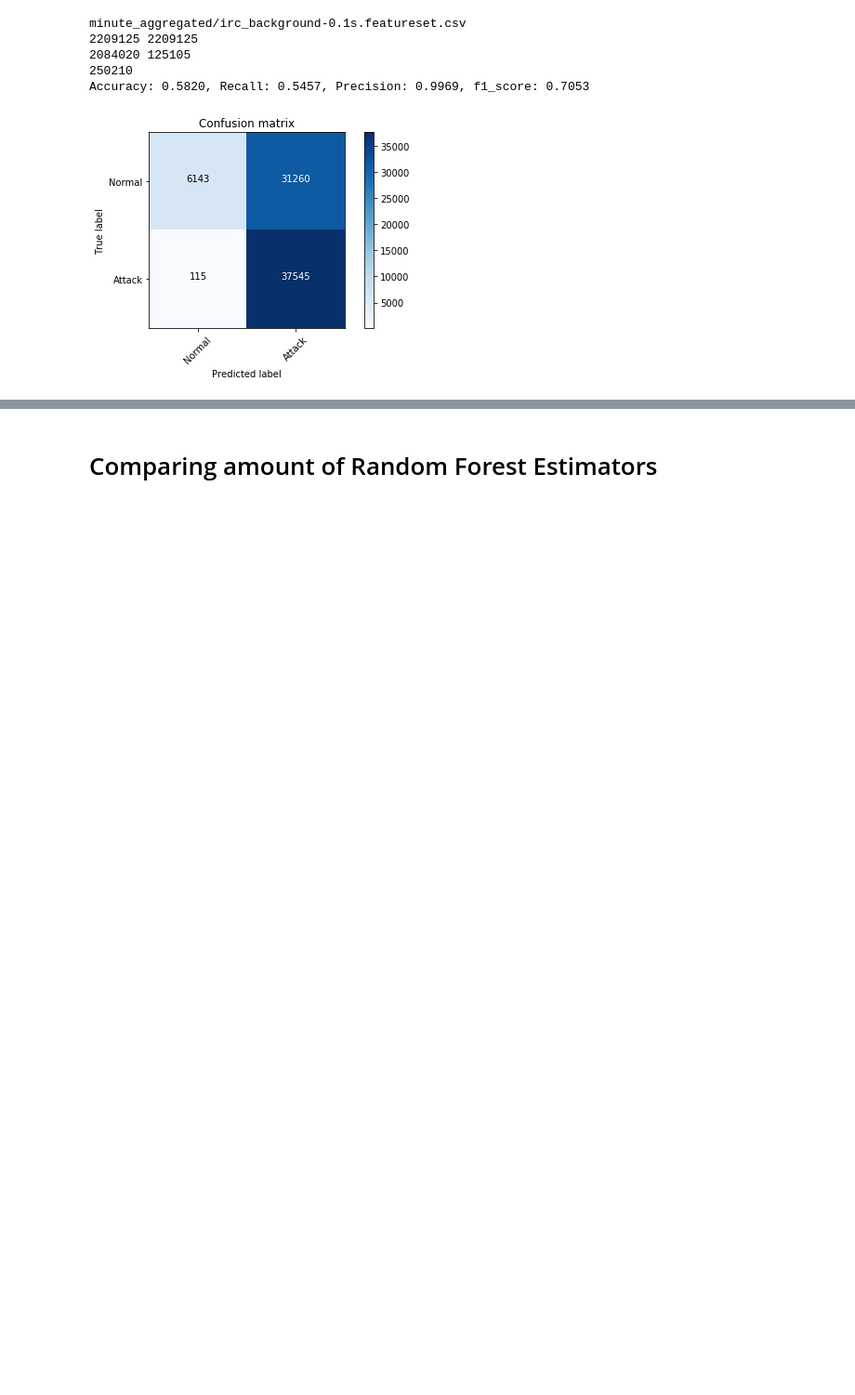
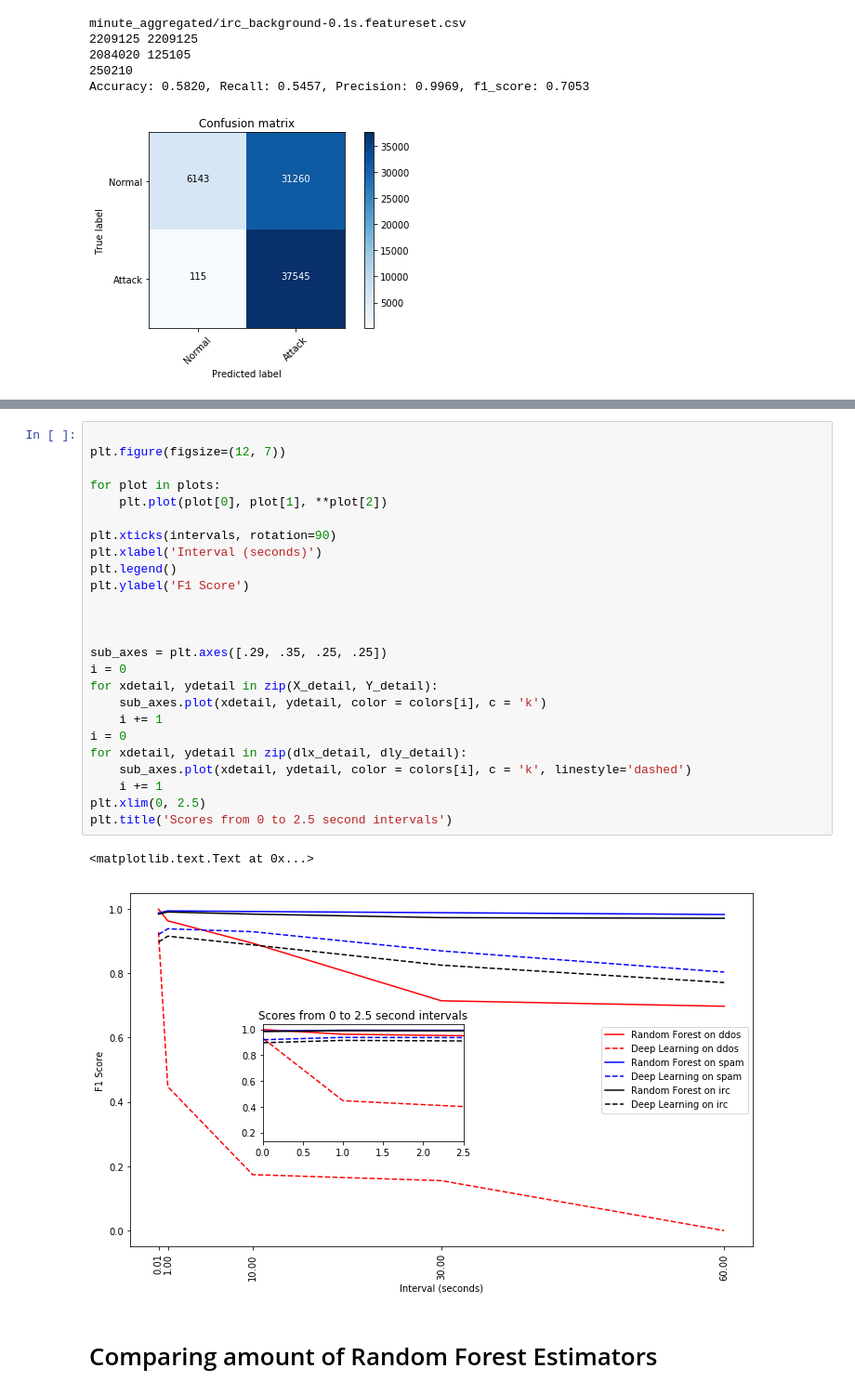
Before and after one commit to SpokenBanana/lambda-code, a Jupyter notebook: ddos-detection/Detecting Attacks.ipynb, the cells around one changed output, grey strips where cells are left out. Shown: that part at 93% size. Cells and saved outputs as stored; diff of their text form; blank space fills up the shorter version.

```diff
--- a/ddos-detection/Detecting Attacks.ipynb
+++ b/ddos-detection/Detecting Attacks.ipynb
@@ -249,3 +263,31 @@ plt.show()
+# %%
+
+plt.figure(figsize=(12, 7))
+
+for plot in plots:
+    plt.plot(plot[0], plot[1], **plot[2])
+
+plt.xticks(intervals, rotation=90)
+plt.xlabel('Interval (seconds)')
+plt.legend()
+plt.ylabel('F1 Score')
+
+
+
+sub_axes = plt.axes([.29, .35, .25, .25])
+i = 0
+for xdetail, ydetail in zip(X_detail, Y_detail):
+    sub_axes.plot(xdetail, ydetail, color = colors[i], c = 'k')
+    i += 1
+i = 0
+for xdetail, ydetail in zip(dlx_detail, dly_detail):
+    sub_axes.plot(xdetail, ydetail, color = colors[i], c = 'k', linestyle='dashed')
+    i += 1
+plt.xlim(0, 2.5)
+plt.title('Scores from 0 to 2.5 second intervals')
+# %% [output]
+<matplotlib.text.Text at 0x...>
+[figure, added]
 # %% [markdown]
 # Comparing amount of Random Forest Estimators
 # %%
```
Also changed, not shown: parts of 6 cells of this notebook, 3 other files.
